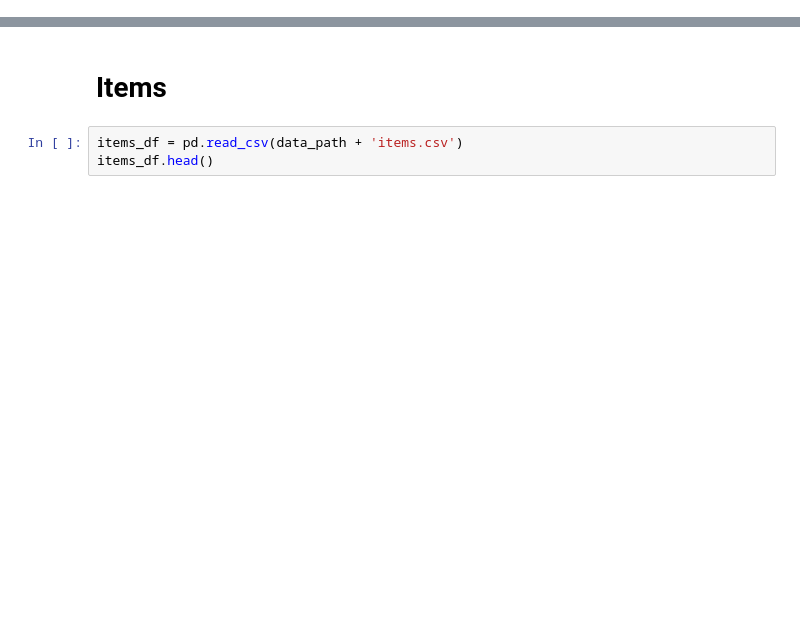
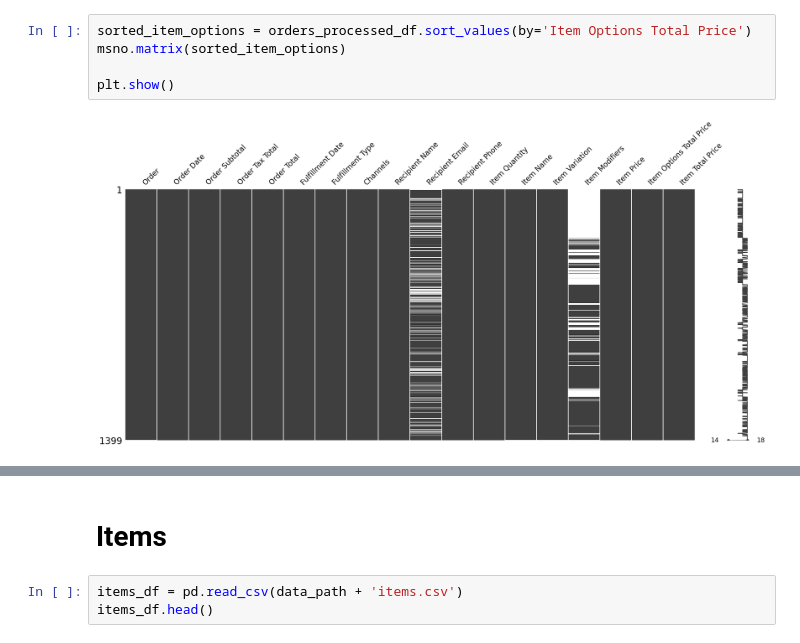
Before and after one commit to ajamkotc/belly_rubb_analysis, a Jupyter notebook: notebooks/wrangling.ipynb, the cells around one changed output, grey strips where cells are left out. Drawn from its saved outputs; the diff is of its cells as text; blank space fills up the shorter version.

```diff
--- a/notebooks/wrangling.ipynb
+++ b/notebooks/wrangling.ipynb
@@ -42,0 +102,7 @@ profile.to_file('./../reports/profile-reports/orders-profile-report.html')
+# %%
+sorted_item_options = orders_processed_df.sort_values(by='Item Options Total Price')
+msno.matrix(sorted_item_options)
+
+plt.show()
+# %% [output]
+[figure, added]
```
Also changed, not shown: parts of 16 cells of this notebook, 6 other files.
